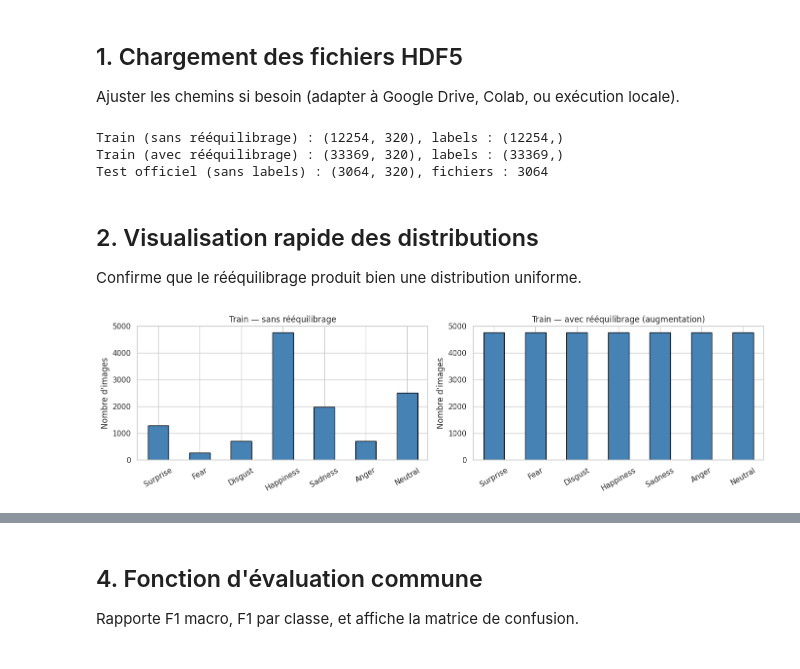
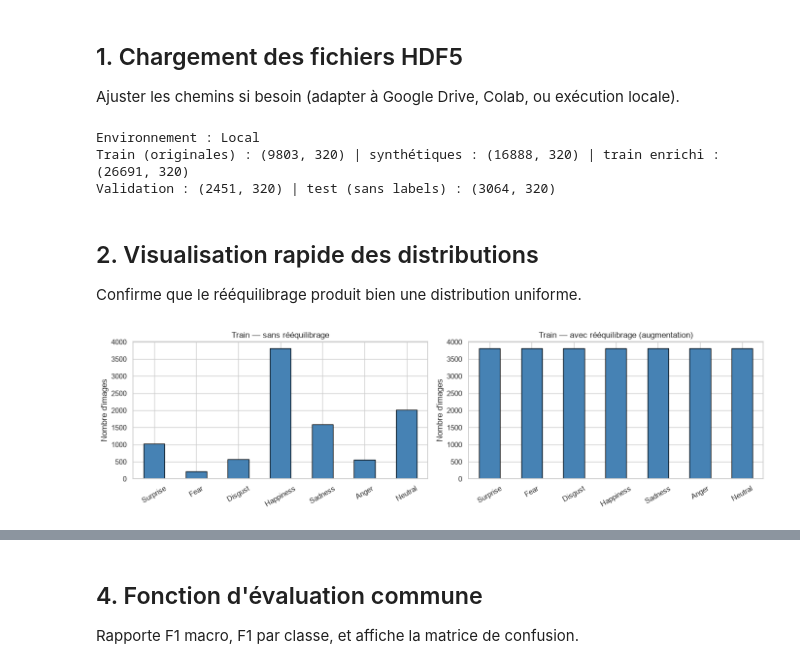
Before and after one commit to zeyglitch/facial-expression-recognition-pipeline, a Jupyter notebook: 02_GTI771_Classification.ipynb, the cells around one changed output, grey strips where cells are left out. Saved outputs shown, nothing was run; the diff lists cells and outputs as text; code cells hidden in the pictures.

```diff
--- a/02_GTI771_Classification.ipynb
+++ b/02_GTI771_Classification.ipynb
@@ -72,6 +60,9 @@ Ajuster les chemins si besoin (adapter à Google Drive, Colab, ou exécution loc
 # CONFIGURATION — adapter uniquement cette cellule
 # ============================================================
 import os, sys
+import h5py
+import numpy as np
+import pandas as pd
 
 IN_COLAB = 'google.colab' in sys.modules
 
@@ -80,20 +71,22 @@ if IN_COLAB:
     drive.mount('/content/drive')
     BASE_DIR = '/content/drive/MyDrive/gti771/tp1'
 else:
-    BASE_DIR = './data'
+    BASE_DIR = '.'
 
-PATH_TRAIN_NORM = os.path.join(BASE_DIR, 'data-cleaned-pre-train-glcm-zone4x4.h5')
-PATH_TRAIN_REEQ = os.path.join(BASE_DIR, 'data-cleaned-pre-reeq-train-glcm-zone4x4.h5')
+PATH_TRAIN_ORIG = os.path.join(BASE_DIR, 'split-train-orig-glcm-zone4x4.h5')
+PATH_TRAIN_AUG  = os.path.join(BASE_DIR, 'split-train-aug-glcm-zone4x4.h5')
+PATH_VAL        = os.path.join(BASE_DIR, 'split-val-glcm-zone4x4.h5')
 PATH_TEST       = os.path.join(BASE_DIR, 'data-cleaned-pre-test-glcm-zone4x4.h5')
 
 print(f"Environnement : {'Google Colab' if IN_COLAB else 'Local'}")
+
 def load_h5_train(path):
-    """Charge un fichier HDF5 d'entraînement (features + labels)."""
+    """Charge un fichier HDF5 d'entraînement ou de validation (features, labels, noms de fichiers)."""
     with h5py.File(path, 'r') as hf:
         X = hf['features'][:]
         y = hf['labels'][:]
-    return X, y
-
+        noms = [n.decode('utf-8') for n in hf['filenames'][:]]
+    return X, y, noms
 
 def load_h5_test(path):
     """Charge un fichier HDF5 de test (features + filenames, pas de labels)."""
@@ -102,18 +95,30 @@ def load_h5_test(path):
         filenames = [name.decode('utf-8') for name in hf['filenames'][:]]
     return X, filenames
 
-
-X_train_norm, y_train_norm = load_h5_train(PATH_TRAIN_NORM)
-X_train_reeq, y_train_reeq = load_h5_train(PATH_TRAIN_REEQ)
+X_tr, y_tr, noms_tr = load_h5_train(PATH_TRAIN_ORIG)       # train : images originales
+X_aug, y_aug, noms_aug = load_h5_train(PATH_TRAIN_AUG)     # train : images synthétiques
+X_val, y_val, noms_val = load_h5_train(PATH_VAL)           # validation : originales, jamais augmentées
 X_test_final, test_filenames = load_h5_test(PATH_TEST)
 
-print(f"Train (sans rééquilibrage) : {X_train_norm.shape}, labels : {y_train_norm.shape}")
-print(f"Train (avec rééquilibrage) : {X_train_reeq.shape}, labels : {y_train_reeq.shape}")
-print(f"Test officiel (sans labels) : {X_test_final.shape}, fichiers : {len(test_filenames)}")
+# Train enrichi = originales du train + synthétiques dérivées du train
+X_tr_reeq = np.vstack([X_tr, X_aug])
+y_tr_reeq = np.concatenate([y_tr, y_aug])
+# Pour l'entraînement final (section 11) : tout le jeu original, train + validation
+X_train_norm = np.vstack([X_tr, X_val])
+y_train_norm = np.concatenate([y_tr, y_val])
+
+# Garde-fous structurels : aucune image de validation, ni aucun dérivé, dans l'entraînement
+sources_aug = {n.split('_aug')[0] + '.jpg' for n in noms_aug}
+assert set(noms_tr).isdisjoint(noms_val), "Une image est à la fois en train et en validation"
+assert sources_aug.isdisjoint(noms_val), "Une image synthétique dérive d'une image de validation"
+assert sources_aug.issubset(noms_tr), "Une image synthétique dérive d'une image hors train"
+
+print(f"Train (originales) : {X_tr.shape} | synthétiques : {X_aug.shape} | train enrichi : {X_tr_reeq.shape}")
+print(f"Validation : {X_val.shape} | test (sans labels) : {X_test_final.shape}")
 # %% [output]
-Train (sans rééquilibrage) : (12254, 320), labels : (12254,)
-Train (avec rééquilibrage) : (33369, 320), labels : (33369,)
-Test officiel (sans labels) : (3064, 320), fichiers : 3064
+Environnement : Local
+Train (originales) : (9803, 320) | synthétiques : (16888, 320) | train enrichi : (26691, 320)
+Validation : (2451, 320) | test (sans labels) : (3064, 320)
 # %% [markdown]
 ## 2. Visualisation rapide des distributions
 
@@ -121,18 +126,18 @@ Confirme que le rééquilibrage produit bien une distribution uniforme.
 # %%
 fig, axes = plt.subplots(1, 2, figsize=(14, 4))
 
 for ax, y, title in zip(
     axes,
-    [y_train_norm, y_train_reeq],
+    [y_tr, y_tr_reeq],
     ['Train — sans rééquilibrage', 'Train — avec rééquilibrage (augmentation)']
 ):
     counts = pd.Series(y).map(LABELS_NAMES).value_counts().reindex(TARGET_NAMES)
     counts.plot(kind='bar', ax=ax, color='steelblue', edgecolor='black')
     ax.set_title(title)
     ax.set_ylabel("Nombre d'images")
     ax.tick_params(axis='x', rotation=30)
 
 plt.tight_layout()
 plt.show()
 # %% [output]
-[figure, old version]
+[figure, new version]
```
Also changed, not shown: parts of 28 cells of this notebook, 4 other files.
